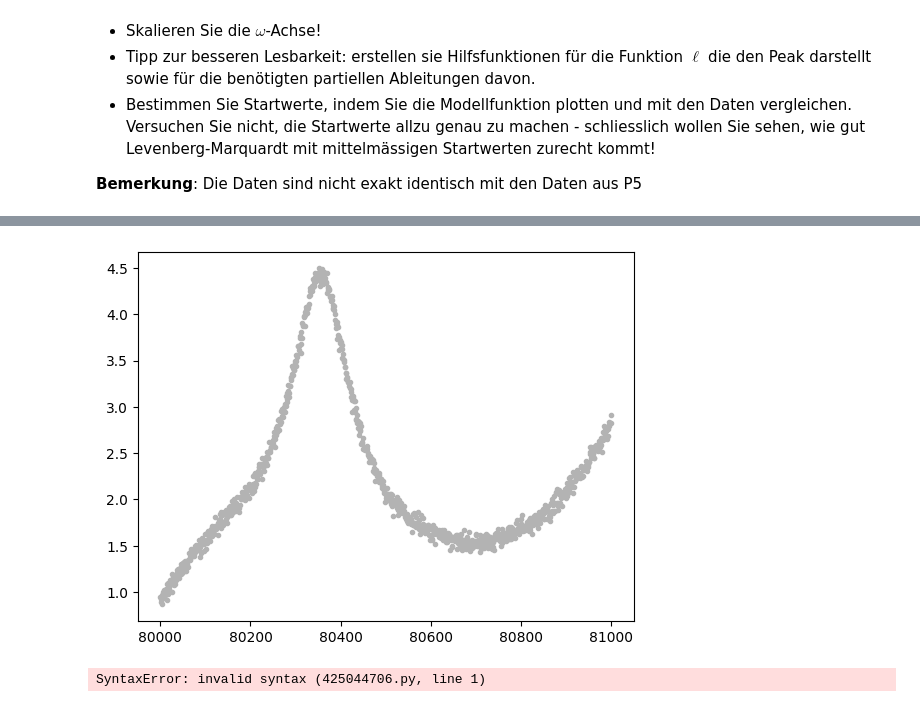
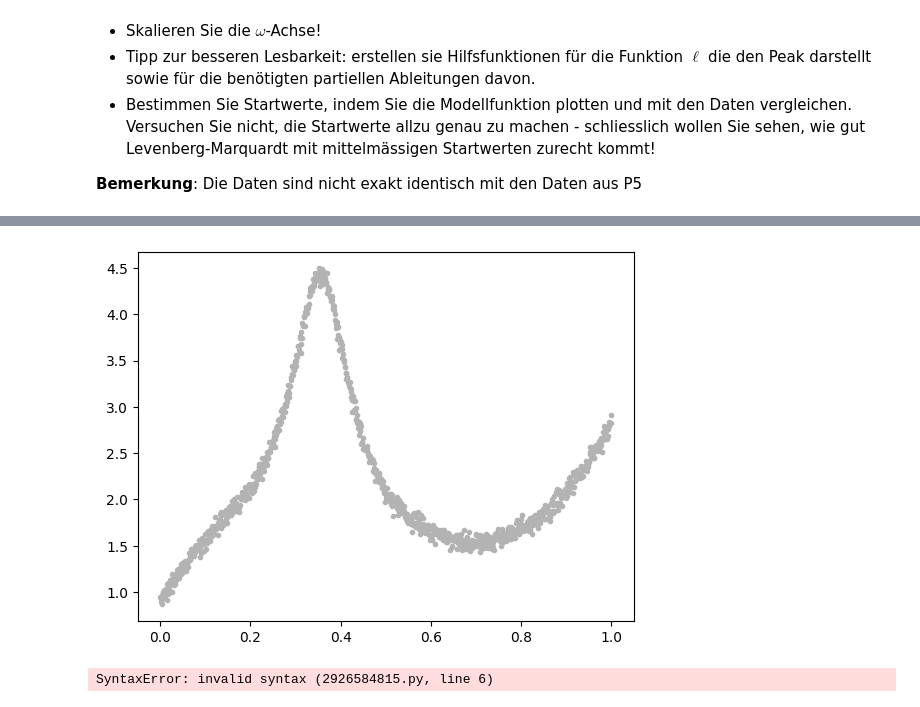
Before and after one commit to BieriCyril/ZHAW_STt_NUM1, a Jupyter notebook: NUM1_Praktikum_W8.ipynb, the cells around one changed output, grey strips where cells are left out. Drawn from its saved outputs; the diff is of its cells as text; code cells hidden in the pictures.

Commit message:
scale and define functions

```diff
--- a/NUM1_Praktikum_W8.ipynb
+++ b/NUM1_Praktikum_W8.ipynb
@@ -172,19 +172,52 @@ Das Modell ist dasselbe, wie in Praktikum 5 (lineare Ausgleichsrechnung), aber e
 # %%
 import numpy as np
 import matplotlib.pyplot as plt
 
 data = np.genfromtxt("NUM1_Praktikum_W8_data.txt") ## namen angepasst
 w, y = data.T
 
-w  = <<snipp>> # skalieren
+# Skalierung w, auf werte 0-1, da sie von 80000-81000 sind runternehmen
+def scale(w):
+    ws  = (w-80000) /1000
+    return ws
+
+w = scale(w)
 
 plt.plot(w, y, '.', color = [.7,.7,.7]);
 # %% [output]
-[figure, old version]
+[figure, new version]
 # %%
-p0 = <<snipp>>
+## startwerte definieren
 
-<<snipp>>
+p0 = 0.1
+p1 = 0.1
+p2 = 0.1
+p3 = 0.1
+p4 = 0.1
+p5 = 0.1
+p6 = 0.1
+mue = 0.1 ##müüüüüüüüüüüü
+
+
+# Hilfsfunktion L, nachher aufgerufen in F, definiert in aufgabenstellung
+l = lambda p5, p6, w: 1 / (1 + 4 * ((w - p5) / p6)**2)
+
+#f, definiert in aufgabenstellung
+f = lambda w, p0, p1, p2, p3, p4, p5, p6: (
+    p0 + p1*w + p2*w**2 + p3*w**3 + p4 * l(p5, p6, w)
+)
+
+# Jacobi-Matrix von f
+J = lambda w, p0, p1, p2, p3, p4, p5, p6: np.array([
+    np.ones_like(w),          # Ableitung nach p0
+    w,                        # Ableitung nach p1
+    w**2,                     # Ableitung nach p2
+    w**3,                     # Ableitung nach p3
+    l(p5, p6, w),             # Ableitung nach p4
+    p4 * (8 * (w - p5) / p6**2) * l(p5, p6, w)**2, # Ableitung nach p5 (Zentrum/Position des Peaks)
+    p4 * (8 * (w - p5)**2 / p6**3) * l(p5, p6, w)**2 # Ableitung nach p6 (Breite des Peaks)
+]).T
+
 
 plt.scatter(w, y, color = [.6,.6,.6])
 plt.plot(w, m(*p0), color = "orange", label = "start") # mit Startwerten
@@ -194,4 +227,4 @@ plt.legend()
 
 print("gefundene Parameter: ", p)
 # %% [output]
-SyntaxError: invalid syntax (425044706.py, line 1)
+SyntaxError: invalid syntax (2926584815.py, line 6)
```
Also changed, not shown: parts of 2 cells of this notebook.
